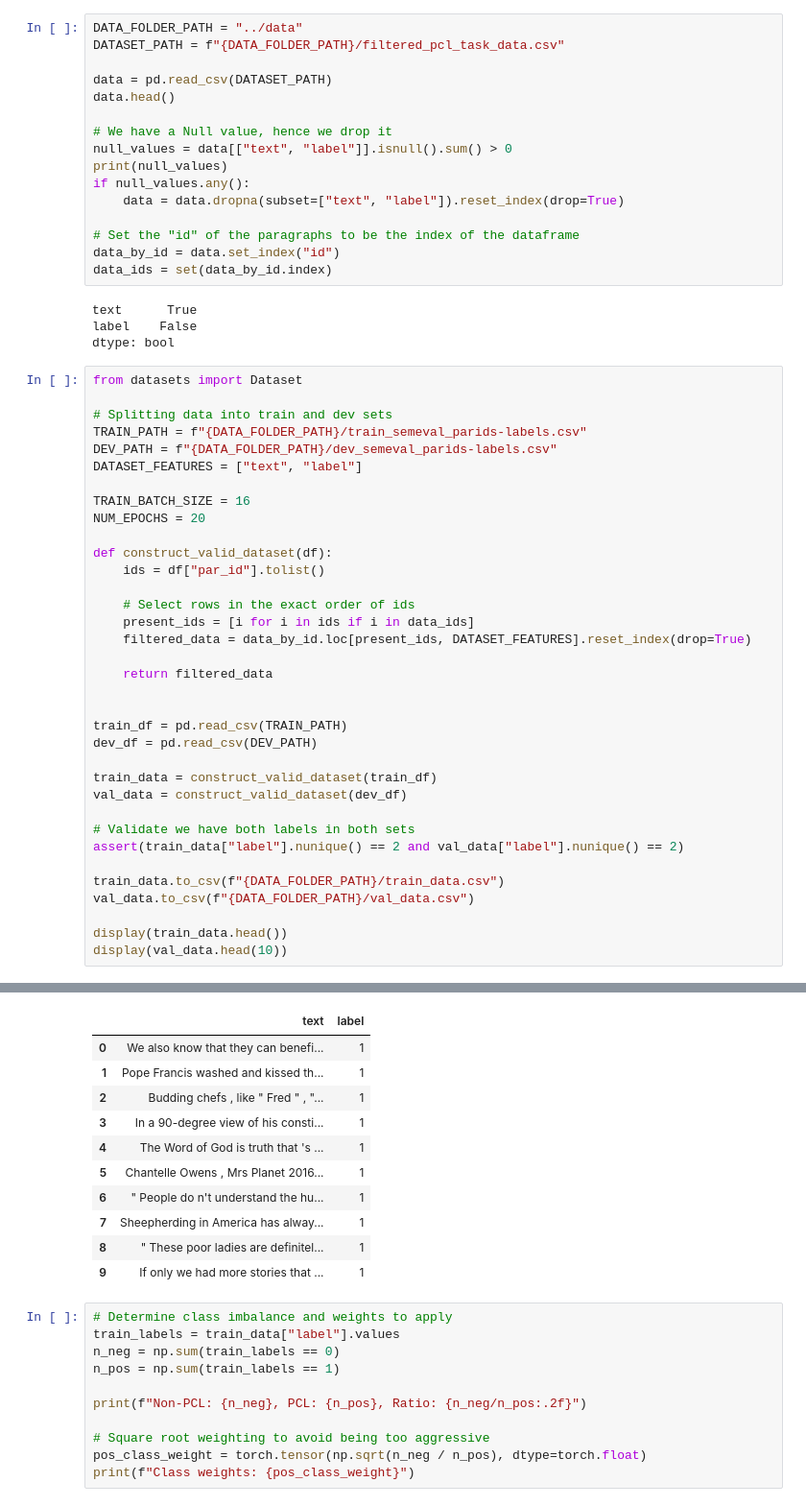
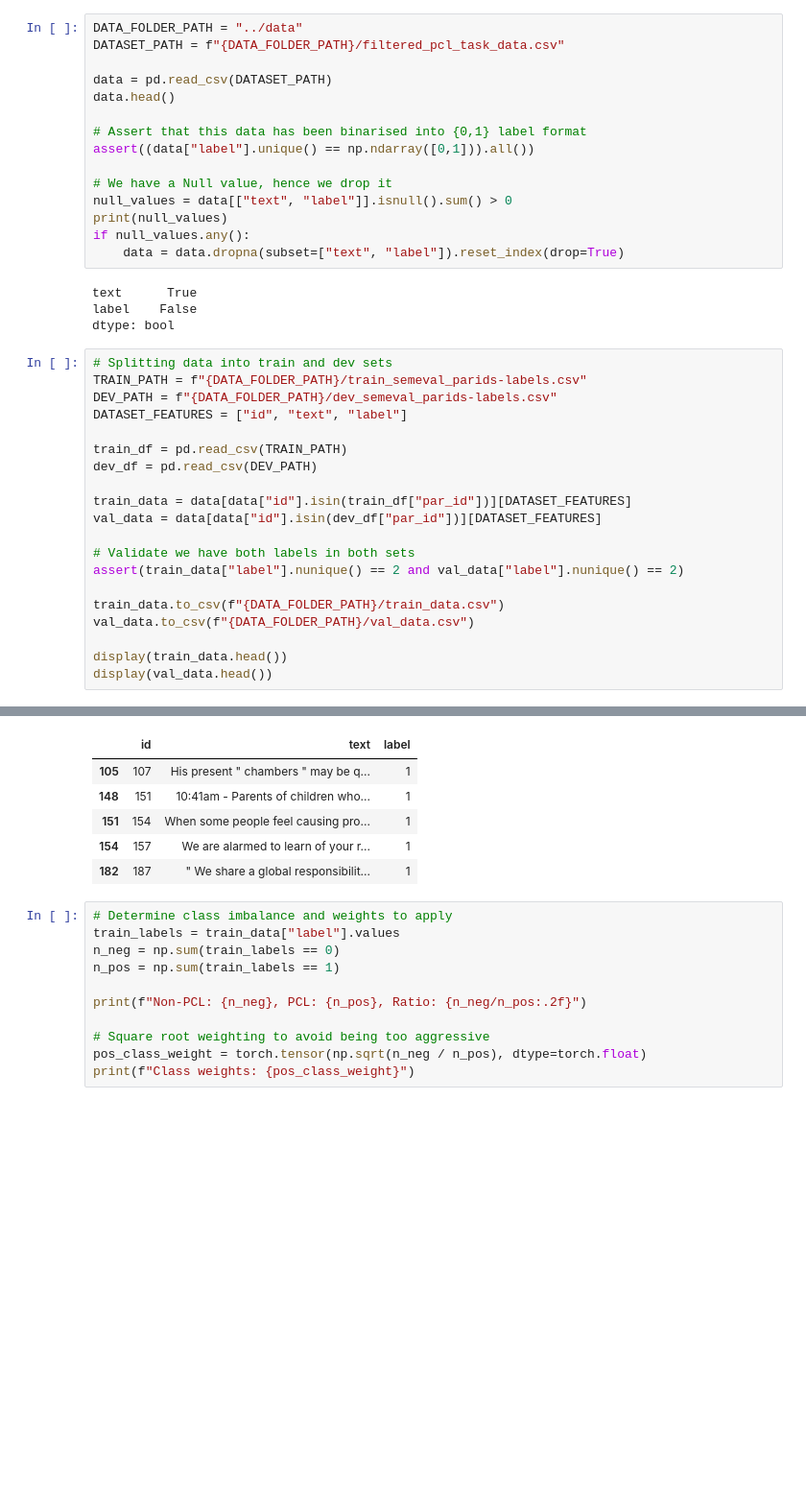
Before and after one commit to AngadK89/60035_nlp_cw, a Jupyter notebook: BestModel/stage4.ipynb, the cells around one changed output, grey strips where cells are left out. Shown at 96% size. Cells and saved outputs as stored; diff of their text form; blank space fills up the shorter version.

```diff
--- a/BestModel/stage4.ipynb
+++ b/BestModel/stage4.ipynb
@@ -76,45 +77,29 @@ DATASET_PATH = f"{DATA_FOLDER_PATH}/filtered_pcl_task_data.csv"
 data = pd.read_csv(DATASET_PATH)
 data.head()
 
+# Assert that this data has been binarised into {0,1} label format
+assert((data["label"].unique() == np.ndarray([0,1])).all())
+
 # We have a Null value, hence we drop it
 null_values = data[["text", "label"]].isnull().sum() > 0
 print(null_values)
 if null_values.any():
     data = data.dropna(subset=["text", "label"]).reset_index(drop=True)
-
-# Set the "id" of the paragraphs to be the index of the dataframe
-data_by_id = data.set_index("id")
-data_ids = set(data_by_id.index)
 # %% [output]
 text      True
 label    False
 dtype: bool
 # %%
-from datasets import Dataset
-
 # Splitting data into train and dev sets
 TRAIN_PATH = f"{DATA_FOLDER_PATH}/train_semeval_parids-labels.csv"
 DEV_PATH = f"{DATA_FOLDER_PATH}/dev_semeval_parids-labels.csv"
-DATASET_FEATURES = ["text", "label"]
-
-TRAIN_BATCH_SIZE = 16
-NUM_EPOCHS = 20
-
-def construct_valid_dataset(df):
-    ids = df["par_id"].tolist()
-
-    # Select rows in the exact order of ids
-    present_ids = [i for i in ids if i in data_ids]
-    filtered_data = data_by_id.loc[present_ids, DATASET_FEATURES].reset_index(drop=True)
-
-    return filtered_data
-
+DATASET_FEATURES = ["id", "text", "label"]
 
 train_df = pd.read_csv(TRAIN_PATH)
 dev_df = pd.read_csv(DEV_PATH)
 
-train_data = construct_valid_dataset(train_df)
-val_data = construct_valid_dataset(dev_df)
+train_data = data[data["id"].isin(train_df["par_id"])][DATASET_FEATURES]
+val_data = data[data["id"].isin(dev_df["par_id"])][DATASET_FEATURES]
 
 # Validate we have both labels in both sets
 assert(train_data["label"].nunique() == 2 and val_data["label"].nunique() == 2)
@@ -123,5 +108,5 @@ train_data.to_csv(f"{DATA_FOLDER_PATH}/train_data.csv")
 val_data.to_csv(f"{DATA_FOLDER_PATH}/val_data.csv")
 
 display(train_data.head())
-display(val_data.head(10))
+display(val_data.head())
 # %% [output]
@@ -134,14 +119,9 @@ display(val_data.head(10))
-|  | text | label |
-| 0 | We also know that they can benefi... | 1 |
-| 1 | Pope Francis washed and kissed th... | 1 |
-| 2 | Budding chefs , like " Fred " , "... | 1 |
-| 3 | In a 90-degree view of his consti... | 1 |
-| 4 | The Word of God is truth that 's ... | 1 |
-| 5 | Chantelle Owens , Mrs Planet 2016... | 1 |
-| 6 | " People do n't understand the hu... | 1 |
-| 7 | Sheepherding in America has alway... | 1 |
-| 8 | " These poor ladies are definitel... | 1 |
-| 9 | If only we had more stories that ... | 1 |
+|  | id | text | label |
+| 105 | 107 | His present " chambers " may be q... | 1 |
+| 148 | 151 | 10:41am - Parents of children who... | 1 |
+| 151 | 154 | When some people feel causing pro... | 1 |
+| 154 | 157 | We are alarmed to learn of your r... | 1 |
+| 182 | 187 | " We share a global responsibilit... | 1 |
 # %%
 # Determine class imbalance and weights to apply
 train_labels = train_data["label"].values
```
Also changed, not shown: parts of 10 cells of this notebook, 5 other files.
